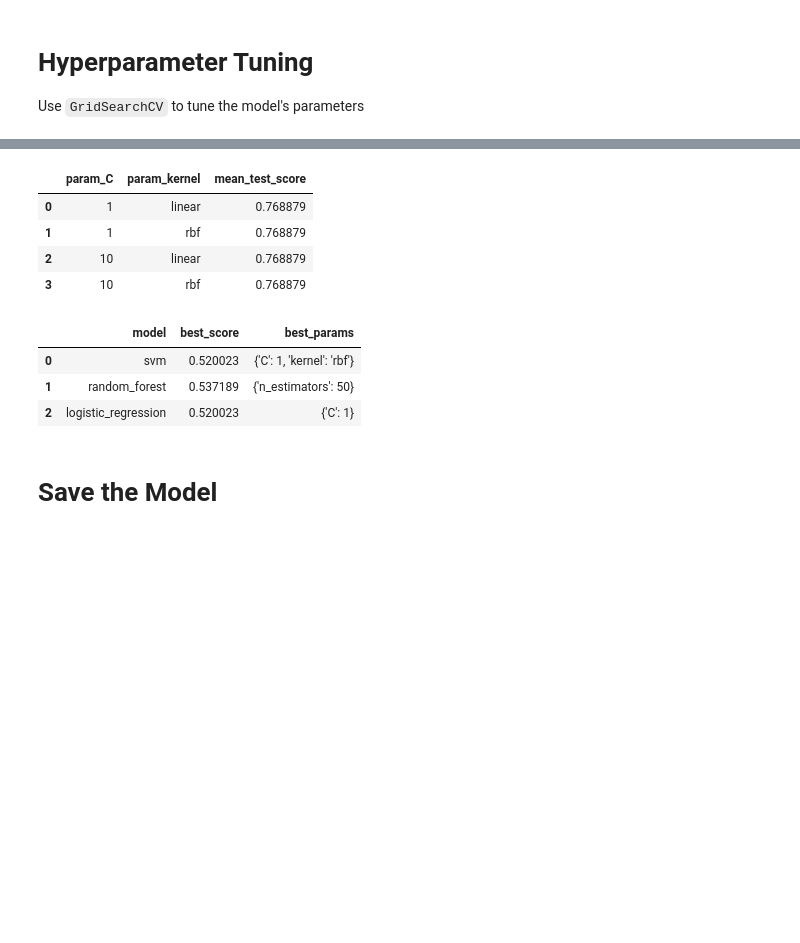
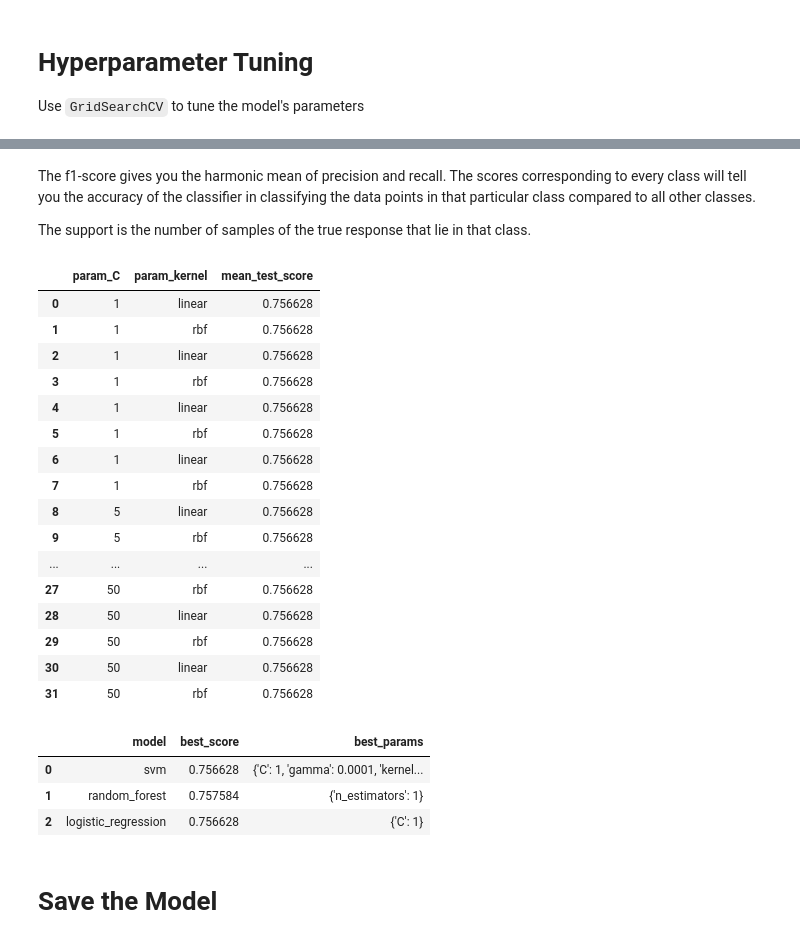
Before and after one commit to antoinetteboyle/machine-learning-challenge, a Jupyter notebook: model.ipynb, the cells around one changed output, grey strips where cells are left out. Drawn from its saved outputs; the diff is of its cells as text; code cells hidden in the pictures; blank space fills up the shorter version.

```diff
--- a/model.ipynb
+++ b/model.ipynb
@@ -334,0 +367,7 @@ df = df.drop(columns=['koi_disposition_FALSE POSITIVE','koi_disposition_CONFIRME
+# %%
+#In X_data keep only cols
+# koi_fpflag_nt is 0,koi_fpflag_ss is 1, koi_fpflag_co is 2, koi_fpflag_ec is 3,
+# koi_depth' is 16, 'koi_model_snr is 26',koi_tce_plnt_num is 27
+#X_data_featured = X_data.iloc[:, [0,1,2,3,16,26,27]]
+X_data_featured = X_data.iloc[:,[0,1,2,3]]
+print(X_data_featured.shape,y_target.shape)
@@ -334,0 +376,6 @@ df = df.drop(columns=['koi_disposition_FALSE POSITIVE','koi_disposition_CONFIRME
+# %%
+# Split data and target into training and testing
+from sklearn.model_selection import train_test_split
+X_data_train, X_data_test, y_target_train, y_target_test = train_test_split(X_data_featured, y_target, random_state=42)
+print(X_data_train.shape,y_target_train.shape)
+print(X_data_test.shape,y_target_test.shape)
@@ -334,0 +385,8 @@ df = df.drop(columns=['koi_disposition_FALSE POSITIVE','koi_disposition_CONFIRME
+# %%
+# Support vector machine linear classifier
+from sklearn.svm import SVC
+# Create the SVC Model
+parameters = {'kernel':('linear', 'rbf'), 'C':[1, 5, 10, 50],
+              'gamma': [0.0001, 0.0005, 0.001, 0.005]}
+model_SVC = SVC()
+model_SVC
@@ -335,15 +395,11 @@ df = df.drop(columns=['koi_disposition_FALSE POSITIVE','koi_disposition_CONFIRME
 # %%
 # Create the GridSearchCV model
-from sklearn import svm
 from sklearn.model_selection import GridSearchCV
-
-parameters = {'kernel':('linear', 'rbf'), 'C':[1, 10]}
-svc = svm.SVC(gamma='auto')
-clf = GridSearchCV(svc, parameters)
+grid = GridSearchCV(model_SVC, parameters)
 
 # Train the model with GridSearch
-clf.fit(X_test_featured, y_test_categorical)
-df = pd.DataFrame(clf.cv_results_)
-print(clf.best_params_)
-print(clf.best_score_)
+grid.fit(X_data_train, y_target_train)
+
+print(grid.best_params_)
+print(grid.best_score_)
 # %% [output]
@@ -388,11 +429,28 @@ ValueError: Classification metrics can't handle a mix of multilabel-indicator an
+# %% [markdown]
+The f1-score gives you the harmonic mean of precision and recall. The scores corresponding to every class will tell you the accuracy of the classifier in classifying the data points in that particular class compared to all other classes.
+
+The support is the number of samples of the true response that lie in that class.
 # %%
-df[['param_C','param_kernel','mean_test_score']]
+df_grid = pd.DataFrame(grid.cv_results_)
+df_grid[['param_C','param_kernel','mean_test_score']]
 # %% [output]
 |  | param_C | param_kernel | mean_test_score |
-| 0 | 1 | linear | 0.768879 |
-| 1 | 1 | rbf | 0.768879 |
-| 2 | 10 | linear | 0.768879 |
-| 3 | 10 | rbf | 0.768879 |
+| 0 | 1 | linear | 0.756628 |
+| 1 | 1 | rbf | 0.756628 |
+| 2 | 1 | linear | 0.756628 |
+| 3 | 1 | rbf | 0.756628 |
+| 4 | 1 | linear | 0.756628 |
+| 5 | 1 | rbf | 0.756628 |
+| 6 | 1 | linear | 0.756628 |
+| 7 | 1 | rbf | 0.756628 |
+| 8 | 5 | linear | 0.756628 |
+| 9 | 5 | rbf | 0.756628 |
+| ... | ... | ... | ... |
+| 27 | 50 | rbf | 0.756628 |
+| 28 | 50 | linear | 0.756628 |
+| 29 | 50 | rbf | 0.756628 |
+| 30 | 50 | linear | 0.756628 |
+| 31 | 50 | rbf | 0.756628 |
 # %%
 from sklearn import svm
 from sklearn.ensemble import RandomForestClassifier
@@ -429,13 +489,13 @@ for model_name, mp in model_params.items():
         'best_score': clf.best_score_,
         'best_params': clf.best_params_})
 # %%
-df = pd.DataFrame(scores,columns=['model','best_score','best_params'])
-df
+df_score = pd.DataFrame(scores,columns=['model','best_score','best_params'])
+df_score
 # %% [output]
 |  | model | best_score | best_params |
-| 0 | svm | 0.520023 | {'C': 1, 'kernel': 'rbf'} |
-| 1 | random_forest | 0.537189 | {'n_estimators': 50} |
-| 2 | logistic_regression | 0.520023 | {'C': 1} |
+| 0 | svm | 0.756628 | {'C': 1, 'gamma': 0.0001, 'kernel... |
+| 1 | random_forest | 0.757584 | {'n_estimators': 1} |
+| 2 | logistic_regression | 0.756628 | {'C': 1} |
 # %% [markdown]
 # Save the Model
 # %%
```
Also changed, not shown: parts of 31 cells of this notebook.
